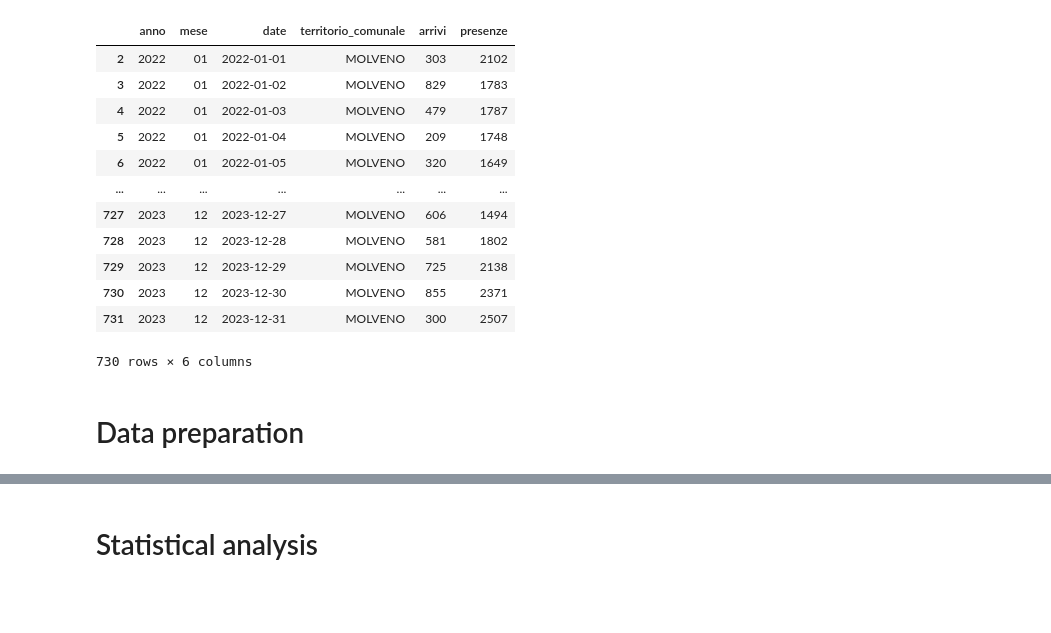
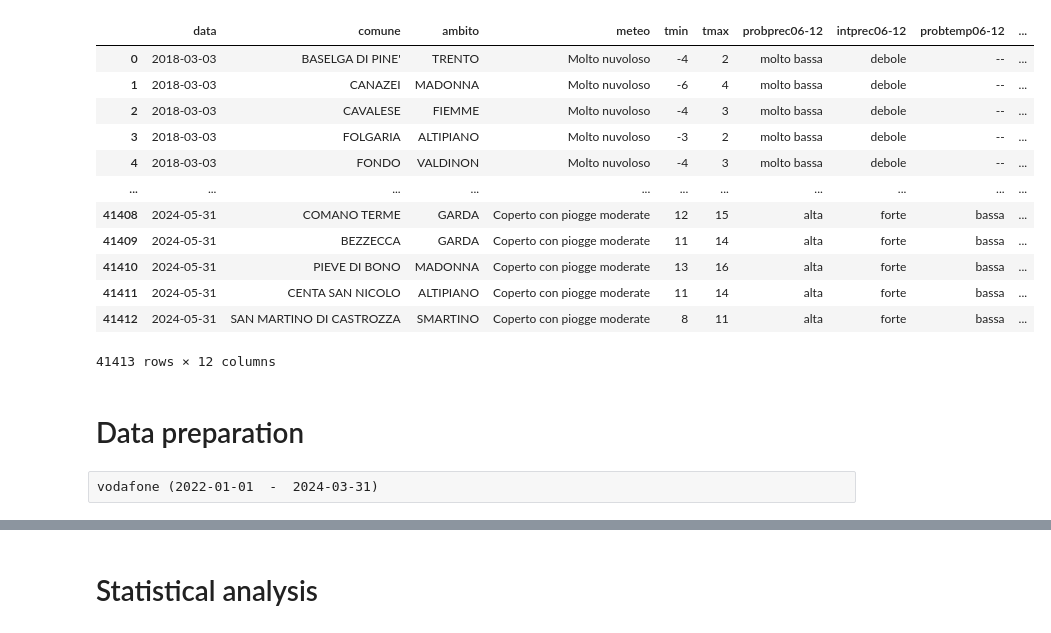
Before and after one commit to tn-aixpa/datiturismo, a Jupyter notebook: digital twin/confounding.ipynb, the cells around one changed output, grey strips where cells are left out. Saved outputs shown, nothing was run; the diff lists cells and outputs as text; code cells hidden in the pictures; blank space fills up the shorter version.

```diff
--- a/digital twin/confounding.ipynb
+++ b/digital twin/confounding.ipynb
@@ -26,20 +26,22 @@ def mapping_tmin_val(tmax):
     else:
         return "Normale"
 # %%
-movimento_turistico_molveno_df
+meteotrentino_bollettino_df
 # %% [output]
-|  | anno | mese | date | territorio_comunale | arrivi | presenze |
-| 2 | 2022 | 01 | 2022-01-01 | MOLVENO | 303 | 2102 |
-| 3 | 2022 | 01 | 2022-01-02 | MOLVENO | 829 | 1783 |
-| 4 | 2022 | 01 | 2022-01-03 | MOLVENO | 479 | 1787 |
-| 5 | 2022 | 01 | 2022-01-04 | MOLVENO | 209 | 1748 |
-| 6 | 2022 | 01 | 2022-01-05 | MOLVENO | 320 | 1649 |
-| ... | ... | ... | ... | ... | ... | ... |
-| 727 | 2023 | 12 | 2023-12-27 | MOLVENO | 606 | 1494 |
-| 728 | 2023 | 12 | 2023-12-28 | MOLVENO | 581 | 1802 |
-| 729 | 2023 | 12 | 2023-12-29 | MOLVENO | 725 | 2138 |
-| 730 | 2023 | 12 | 2023-12-30 | MOLVENO | 855 | 2371 |
-| 731 | 2023 | 12 | 2023-12-31 | MOLVENO | 300 | 2507 |
+|  | data | comune | ambito | meteo | tmin | tmax | probprec06-12 | intprec06-12 | probtemp06-12 | ... |
+| 0 | 2018-03-03 | BASELGA DI PINE' | TRENTO | Molto nuvoloso | -4 | 2 | molto bassa | debole | -- | ... |
+| 1 | 2018-03-03 | CANAZEI | MADONNA | Molto nuvoloso | -6 | 4 | molto bassa | debole | -- | ... |
+| 2 | 2018-03-03 | CAVALESE | FIEMME | Molto nuvoloso | -4 | 3 | molto bassa | debole | -- | ... |
+| 3 | 2018-03-03 | FOLGARIA | ALTIPIANO | Molto nuvoloso | -3 | 2 | molto bassa | debole | -- | ... |
+| 4 | 2018-03-03 | FONDO | VALDINON | Molto nuvoloso | -4 | 3 | molto bassa | debole | -- | ... |
+| ... | ... | ... | ... | ... | ... | ... | ... | ... | ... | ... |
+| 41408 | 2024-05-31 | COMANO TERME | GARDA | Coperto con piogge moderate | 12 | 15 | alta | forte | bassa | ... |
+| 41409 | 2024-05-31 | BEZZECCA | GARDA | Coperto con piogge moderate | 11 | 14 | alta | forte | bassa | ... |
+| 41410 | 2024-05-31 | PIEVE DI BONO | MADONNA | Coperto con piogge moderate | 13 | 16 | alta | forte | bassa | ... |
+| 41411 | 2024-05-31 | CENTA SAN NICOLO | ALTIPIANO | Coperto con piogge moderate | 11 | 14 | alta | forte | bassa | ... |
+| 41412 | 2024-05-31 | SAN MARTINO DI CASTROZZA | SMARTINO | Coperto con piogge moderate | 8 | 11 | alta | forte | bassa | ... |
-730 rows × 6 columns
+41413 rows × 12 columns
 # %% [markdown]
 # Data preparation
+# %% [raw]
+vodafone (2022-01-01  -  2024-03-31)
```
Also changed, not shown: parts of 54 cells of this notebook.
